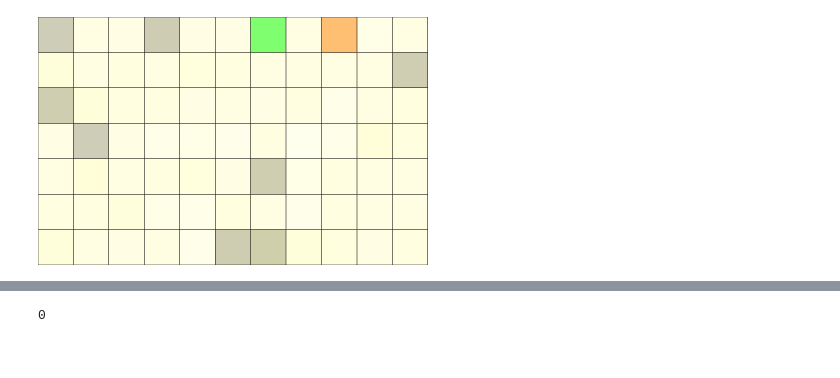
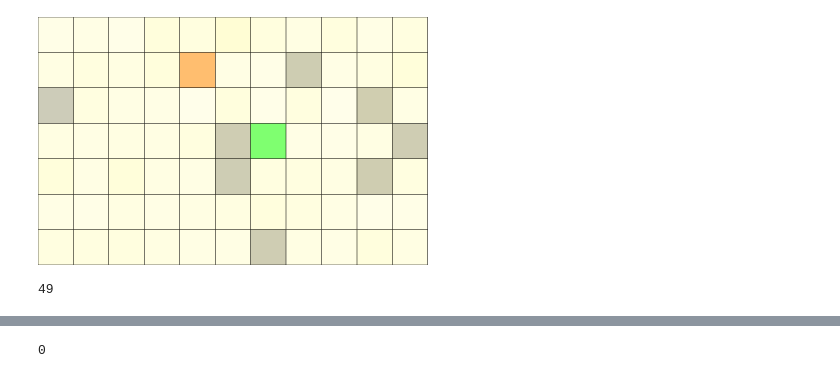
Before and after one commit to JuliaPOMDP/LaserTag.jl, a Jupyter notebook: notebook/Visualization.ipynb, the cells around one changed output, grey strips where cells are left out. Drawn from its saved outputs; the diff is of its cells as text; code cells hidden in the pictures.

Commit message:
discrete works

```diff
--- a/notebook/Visualization.ipynb
+++ b/notebook/Visualization.ipynb
@@ -9,8 +12,17 @@ using Interact
 # %%
 p = gen_lasertag()
-filter = SIRParticleFilter(p, 1000)
-b = initialize_belief(filter, initial_state_distribution(p))
+up = SIRParticleFilter(p, 1000)
+b = initialize_belief(up, initial_state_distribution(p))
 LaserTagVis(p, s=initial_state(p, Base.GLOBAL_RNG), b=b)
 # %% [output]
-[figure, old version]
+[figure, new version]
+# %%
+p = gen_lasertag(rng=MersenneTwister(4), reading_std=2.5, discrete=true)
+up = SIRParticleFilter(p, 100000)
+policy = solve(QMDPSolver(), p)
+hr = HistoryRecorder(max_steps=100, rng=MersenneTwister(3))
+hist = simulate(hr, p, policy, up)
+ns = n_steps(hist)-1
+# %% [output]
+49
 # %%
```
Also changed, not shown: parts of 2 cells of this notebook, 2 other files.
